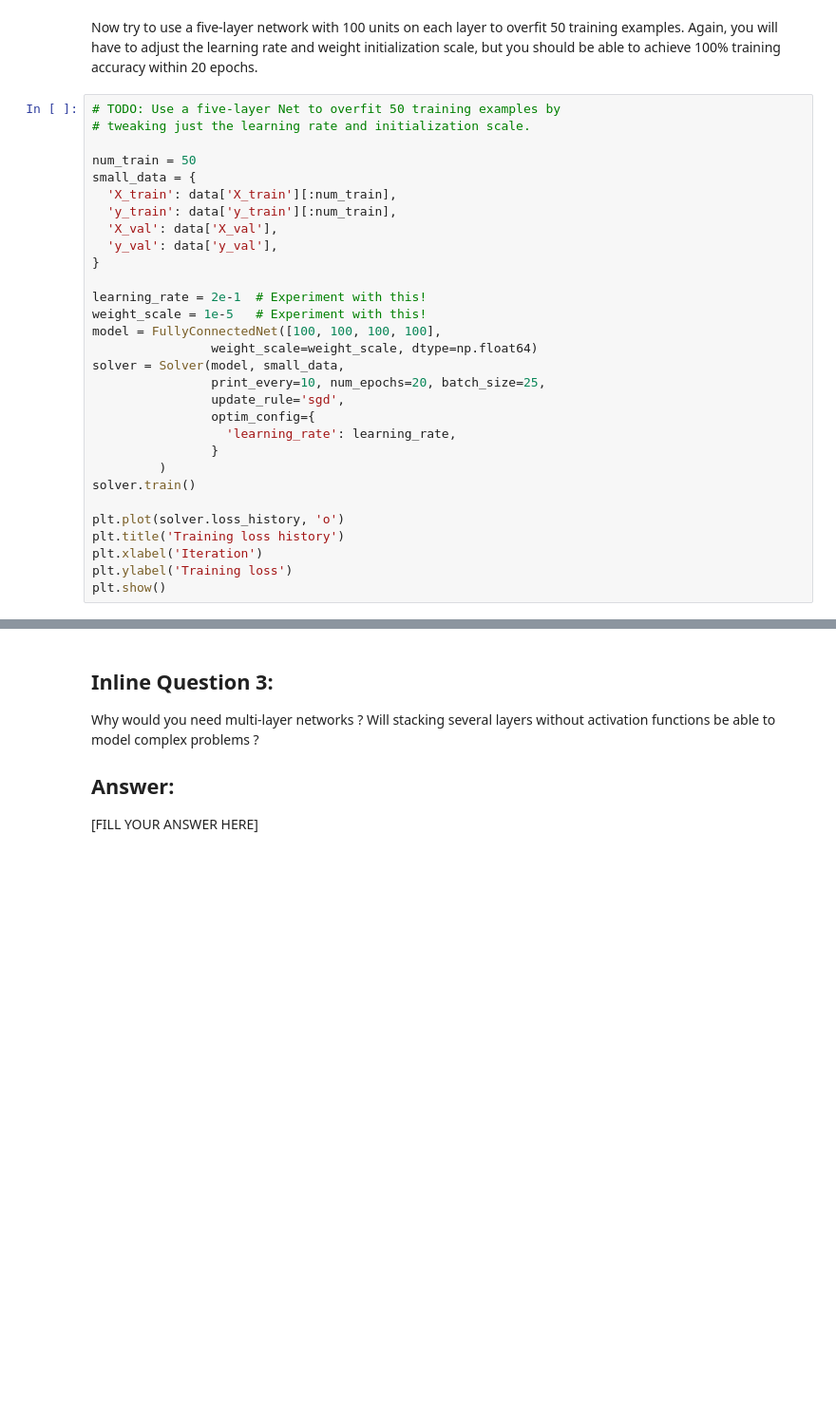
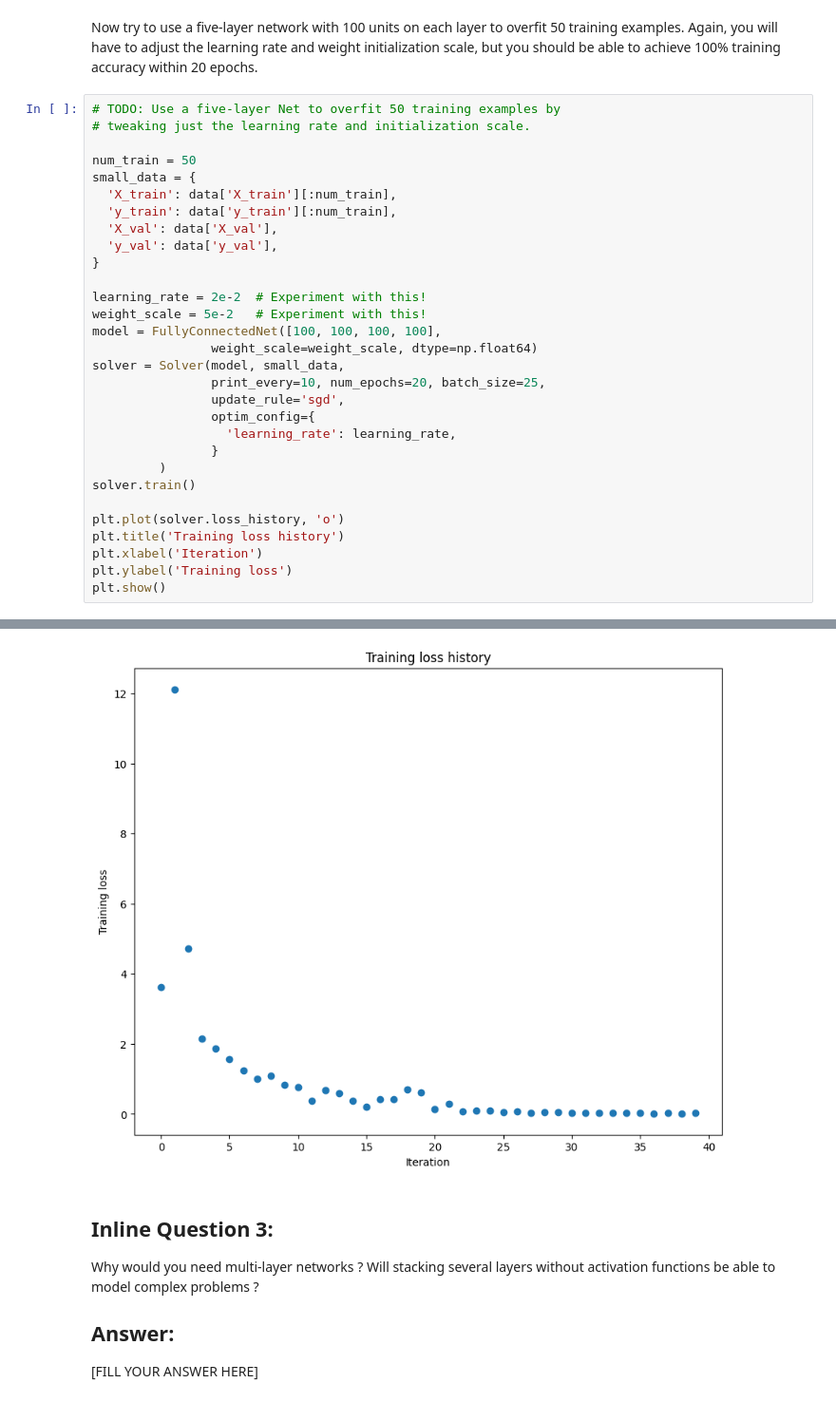
Before and after one commit to Baotrinhhh/ECE_562, a Jupyter notebook: assignment1/Q1-FCNetworks.ipynb, the cells around one changed output, grey strips where cells are left out. Shown: that part at 95% size. Cells and saved outputs as stored; diff of their text form; blank space fills up the shorter version.

```diff
--- a/assignment1/Q1-FCNetworks.ipynb
+++ b/assignment1/Q1-FCNetworks.ipynb
@@ -474,8 +565,8 @@ small_data = {
   'y_val': data['y_val'],
 }
 
-learning_rate = 2e-1  # Experiment with this!
-weight_scale = 1e-5   # Experiment with this!
+learning_rate = 2e-2  # Experiment with this!
+weight_scale = 5e-2   # Experiment with this!
 model = FullyConnectedNet([100, 100, 100, 100],
                 weight_scale=weight_scale, dtype=np.float64)
 solver = Solver(model, small_data,
@@ -492,3 +583,4 @@ plt.title('Training loss history')
 plt.xlabel('Iteration')
 plt.ylabel('Training loss')
 plt.show()
+# %% [output]
@@ -495,3 +604,4 @@ plt.show()
+[figure, added]
 # %% [markdown]
 ## Inline Question 3:
 Why would you need multi-layer networks ? Will stacking several layers without activation functions be able to model complex problems ?
```
Also changed, not shown: parts of 8 cells of this notebook.
